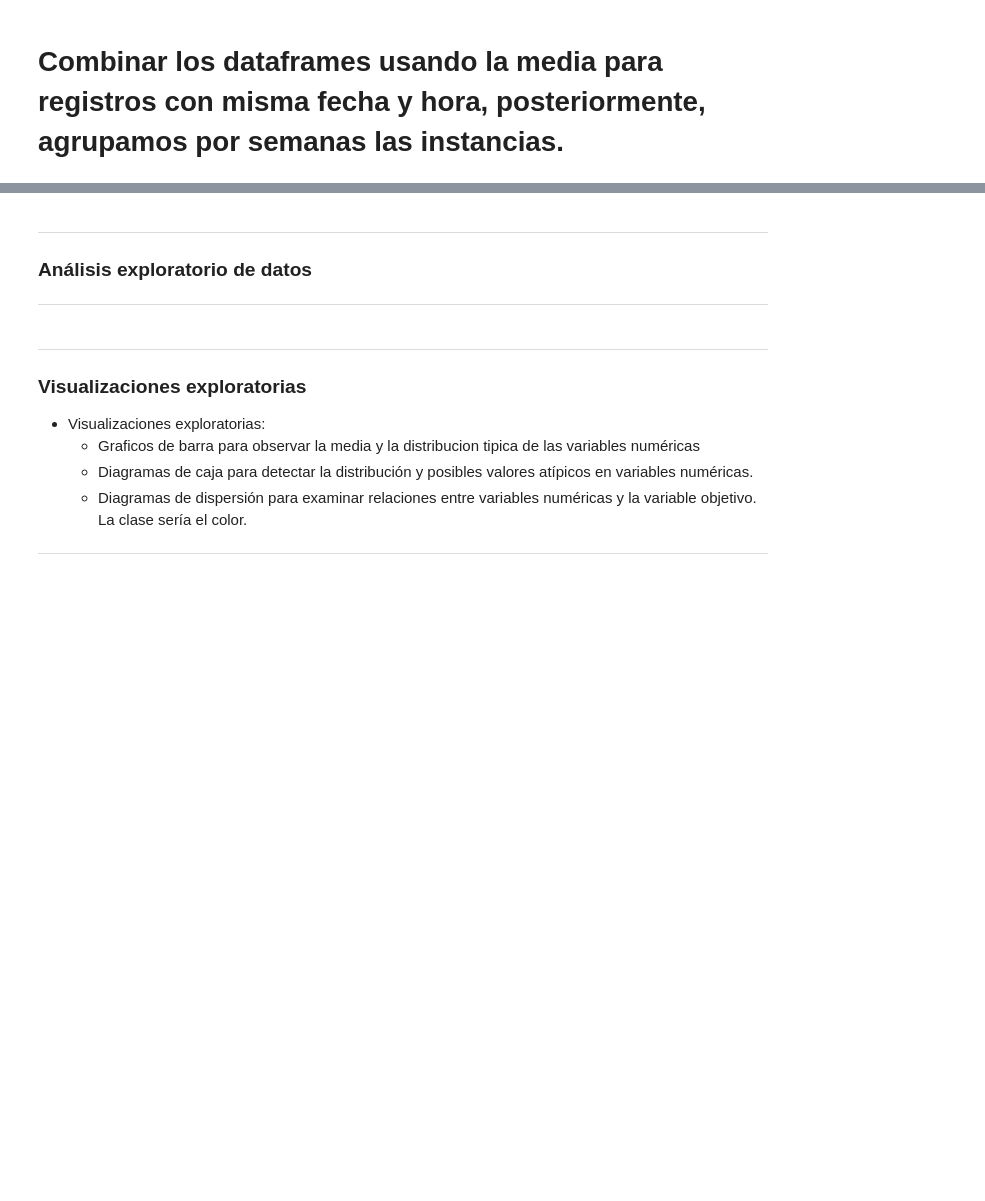
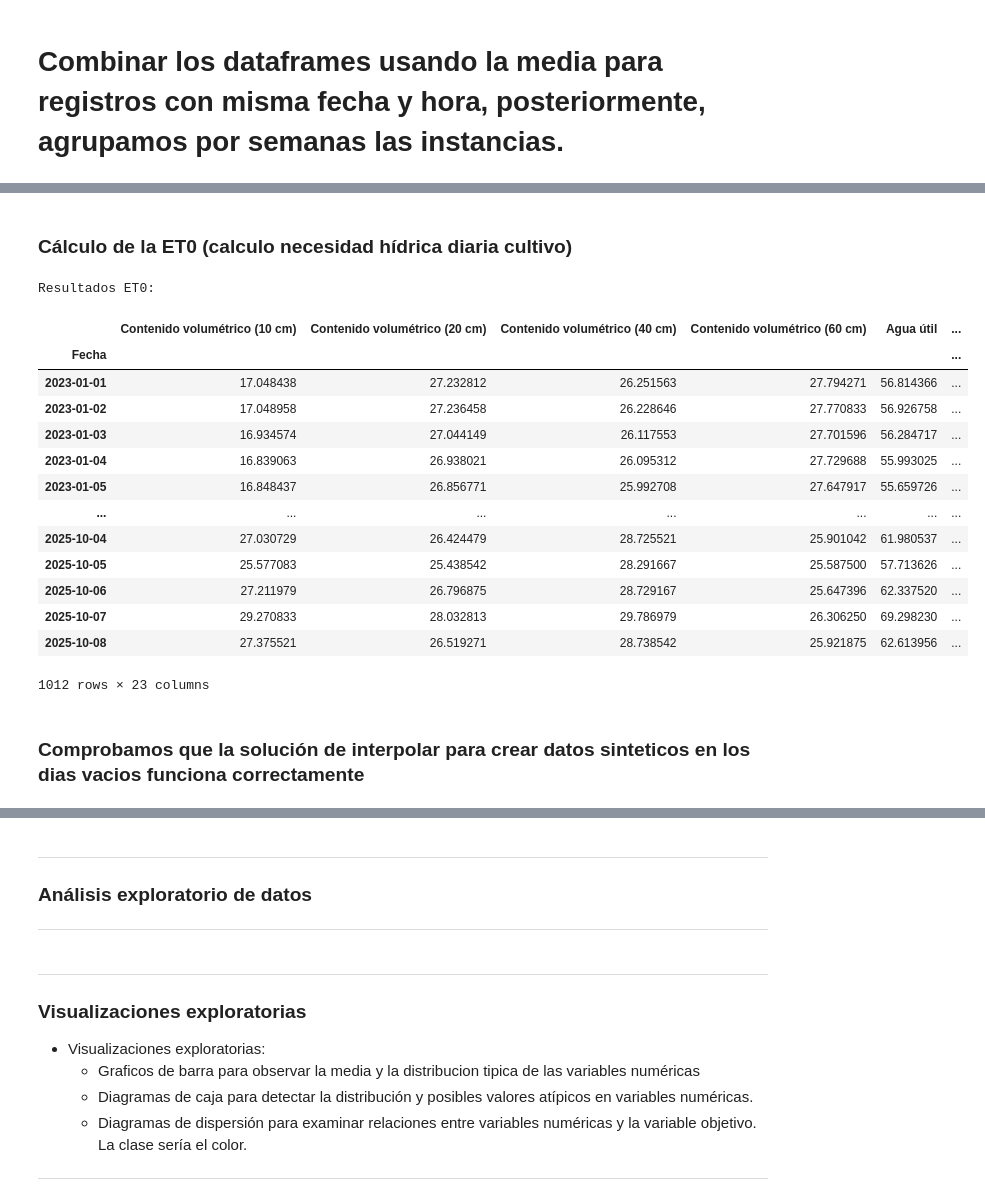
Before and after one commit to rodrigocastroviejo/Optimizacion-de-Riego-Deficitario-Controlado-en-cultivos-Le-osos-Mediante-Machine-Learning, a Jupyter notebook: model/EDA.ipynb, the cells around one changed output, grey strips where cells are left out. Saved outputs shown, nothing was run; the diff lists cells and outputs as text; code cells hidden in the pictures; blank space fills up the shorter version.

```diff
--- a/model/EDA.ipynb
+++ b/model/EDA.ipynb
@@ -219,7 +219,7 @@ daily_mean = combined_df.drop(columns=cols_acumulativas).groupby(pd.Grouper(freq
 # --- COMBINAR RESULTADOS ---
 daily_df = pd.concat([daily_mean, daily_sum], axis=1).sort_index()
 
-daily_df.dropna(inplace=True)
+daily_df = daily_df.interpolate()
 
 # --- RESULTADO FINAL ---
 with pd.option_context('display.max_rows', None, 'display.max_columns', None):
@@ -248,0 +249,76 @@ Fecha
+# %% [markdown]
+### Cálculo de la ET0  (calculo necesidad hídrica diaria cultivo)
+# %%
+def calculate_et0_fao_penman_monteith(df):
+    """
+    Calcula la Evapotranspiración de Referencia (ET0) usando la ecuación FAO Penman-Monteith
+    """
+
+    # Obtener datos del dataframe
+    T = df['Temperatura']  # Temperatura media del aire [°C]
+    RH = df['Humedad relativa']  # Humedad relativa [%]
+    u2 = df['Velocidad del viento']  # Velocidad del viento a 2m [m/s]
+    P = df['Presión atmosférica'] * 0.1  # Convertir hPa a kPa
+    Rs = df['Radiación solar'] / 1e6  # Convertir J/m²/día a MJ/m²/día
+
+    # 1. PRESIÓN DE VAPOR DE SATURACIÓN (es)
+    # Fórmula: es = 0.6108 * exp(17.27 * T / (T + 237.3))
+    es = 0.6108 * np.exp(17.27 * T / (T + 237.3))
+
+    # 2. PRESIÓN DE VAPOR ACTUAL (ea)
+    # Fórmula: ea = (RH/100) * es
+    ea = es * RH / 100
+
+    # 3. PENDIENTE DE LA CURVA DE PRESIÓN DE VAPOR (Δ)
+    # Fórmula: Δ = 4098 * es / (T + 237.3)²
+    delta = 4098 * es / (T + 237.3)**2
+
+    # 4. CONSTANTE PSICROMÉTRICA (γ)
+    # Fórmula: γ = 0.665 × 10⁻³ * P
+    gamma = 0.665 * 1e-3 * P
+
+    # 5. RADIACIÓN NETA (Rn) - Simplificada
+    # Fórmula: Rn = 0.77 * Rs (asumiendo albedo 0.23)
+    Rn = (1 - 0.23) * Rs
+
+    # 6. FLUJO DE CALOR DEL SUELO (G) - Cero para periodos diarios
+    G = 0
+
+    # 7. ECUACIÓN FAO PENMAN-MONTEITH COMPLETA
+    # Fórmula:
+    # ET0 = [0.408 * Δ * (Rn - G) + γ * (900/(T + 273)) * u2 * (es - ea)] /
+    #        [Δ + γ * (1 + 0.34 * u2)]
+
+    numerador = (0.408 * delta * (Rn - G) +
+                gamma * (900 / (T + 273)) * u2 * (es - ea))
+
+    denominador = delta + gamma * (1 + 0.34 * u2)
+
+    et0 = numerador / denominador
+
+    return et0
+
+# Aplicar al dataframe
+daily_df['ET0'] = calculate_et0_fao_penman_monteith(daily_df)
+
+# Mostrar resultados
+print("Resultados ET0:")
+display(daily_df)
+# %% [output]
+Resultados ET0:
+|  | Contenido volumétrico (10 cm) | Contenido volumétrico (20 cm) | Contenido volumétrico (40 cm) | Contenido volumétrico (60 cm) | Agua útil | ... |
+| Fecha |  |  |  |  |  | ... |
+| 2023-01-01 | 17.048438 | 27.232812 | 26.251563 | 27.794271 | 56.814366 | ... |
+| 2023-01-02 | 17.048958 | 27.236458 | 26.228646 | 27.770833 | 56.926758 | ... |
+| 2023-01-03 | 16.934574 | 27.044149 | 26.117553 | 27.701596 | 56.284717 | ... |
+| 2023-01-04 | 16.839063 | 26.938021 | 26.095312 | 27.729688 | 55.993025 | ... |
+| 2023-01-05 | 16.848437 | 26.856771 | 25.992708 | 27.647917 | 55.659726 | ... |
+| ... | ... | ... | ... | ... | ... | ... |
+| 2025-10-04 | 27.030729 | 26.424479 | 28.725521 | 25.901042 | 61.980537 | ... |
+| 2025-10-05 | 25.577083 | 25.438542 | 28.291667 | 25.587500 | 57.713626 | ... |
+| 2025-10-06 | 27.211979 | 26.796875 | 28.729167 | 25.647396 | 62.337520 | ... |
+| 2025-10-07 | 29.270833 | 28.032813 | 29.786979 | 26.306250 | 69.298230 | ... |
+| 2025-10-08 | 27.375521 | 26.519271 | 28.738542 | 25.921875 | 62.613956 | ... |
+1012 rows × 23 columns
+# %% [markdown]
+### Comprobamos que la solución de interpolar para crear datos sinteticos en los dias vacios funciona correctamente
```
Also changed, not shown: parts of 10 cells of this notebook.
